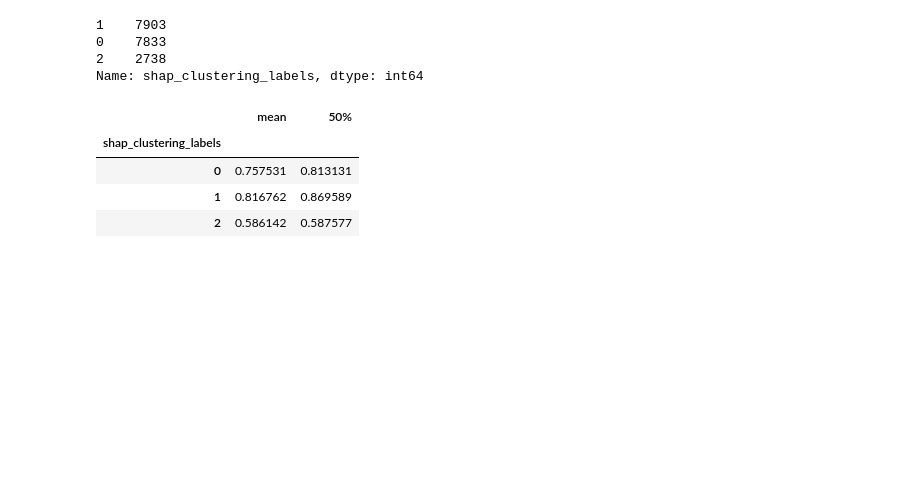
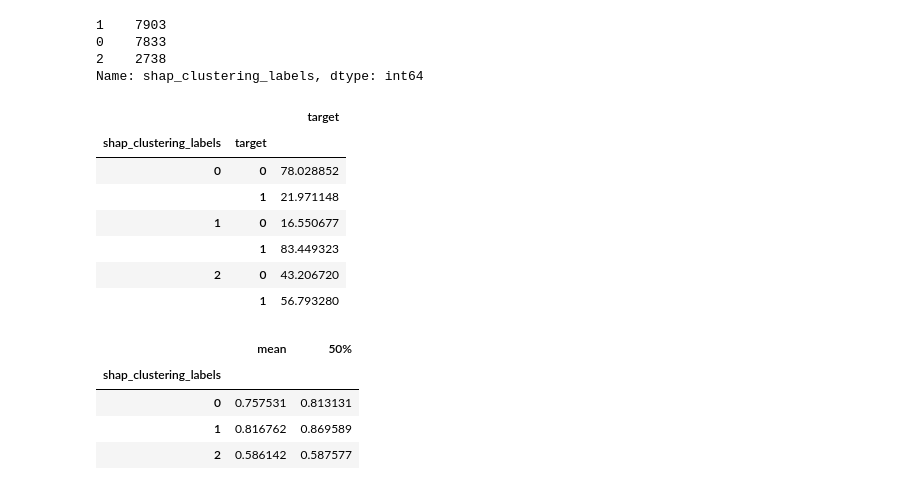
Before and after one commit to fedorTurchenko18/dsc-571, a Jupyter notebook: model_interpretation.ipynb, the cells around one changed output. Cells and saved outputs as stored; diff of their text form; code cells hidden in the pictures; blank space fills up the shorter version.

Commit message:
add target aggregation

```diff
--- a/model_interpretation.ipynb
+++ b/model_interpretation.ipynb
@@ -146,6 +146,17 @@ X_shap['shap_clustering_labels'].value_counts()
 0    7833
 2    2738
 Name: shap_clustering_labels, dtype: int64
+# %%
+(X_shap.groupby('shap_clustering_labels')['target'].value_counts(normalize=True)*100).sort_index().to_frame()
+# %% [output]
+|  |  | target |
+| shap_clustering_labels | target |  |
+| 0 | 0 | 78.028852 |
+|  | 1 | 21.971148 |
+| 1 | 0 | 16.550677 |
+|  | 1 | 83.449323 |
+| 2 | 0 | 43.206720 |
+|  | 1 | 56.793280 |
 # %%
 X_shap.groupby('shap_clustering_labels')['predicted_probability'].describe()[['mean', '50%']].sort_index()
 # %% [output]
```
